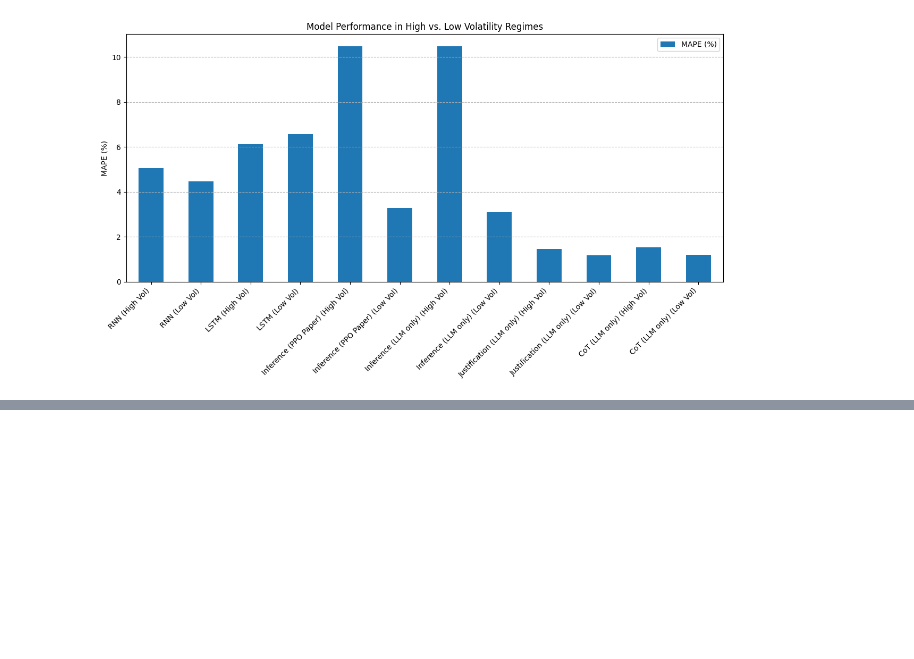
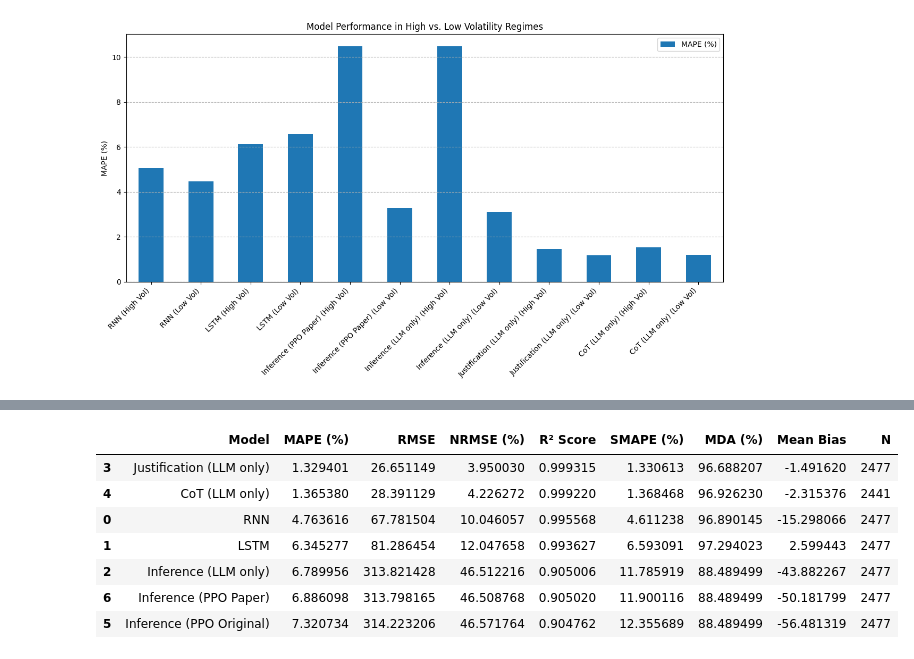
Before and after one commit to ajiayi-debug/StockPPOLLMresearch, a Jupyter notebook: model/llm_results.ipynb, the cells around one changed output, grey strips where cells are left out. Saved outputs shown, nothing was run; the diff lists cells and outputs as text; code cells hidden in the pictures; blank space fills up the shorter version.

```diff
--- a/model/llm_results.ipynb
+++ b/model/llm_results.ipynb
@@ -320,0 +403,91 @@ Segmented Performance by Market Volatility (MAPE %):
+# %%
+# Evaluate all models with comprehensive metrics
+forecasting_results = []
+
+# RNN/LSTM Models
+if 'rnn_lstm_df' in locals() and rnn_lstm_df is not None:
+    rnn_result = evaluate_prediction_quality(
+        rnn_lstm_df['rnn_prediction'].values,
+        rnn_lstm_df['actual_price'].values,
+        'RNN'
+    )
+    if rnn_result:
+        forecasting_results.append(rnn_result)
+
+    lstm_result = evaluate_prediction_quality(
+        rnn_lstm_df['lstm_prediction'].values,
+        rnn_lstm_df['actual_price'].values,
+        'LSTM'
+    )
+    if lstm_result:
+        forecasting_results.append(lstm_result)
+
+# LLM Models - Inference
+if 'inference_raw' in locals() and inference_raw is not None:
+    inference_result = evaluate_prediction_quality(
+        [r.get('predicted_close') for r in inference_raw['llm_results']],
+        inference_raw['actual_prices'],
+        'Inference (LLM only)'
+    )
+    if inference_result:
+        forecasting_results.append(inference_result)
+
+# LLM Models - Justification
+if 'justification_raw' in locals() and justification_raw is not None:
+    justification_result = evaluate_prediction_quality(
+        [r.get('predicted_close') for r in justification_raw['llm_results']],
+        justification_raw['actual_prices'],
+        'Justification (LLM only)'
+    )
+    if justification_result:
+        forecasting_results.append(justification_result)
+
+# LLM Models - CoT
+if 'cot_raw' in locals() and cot_raw is not None:
+    cot_result = evaluate_prediction_quality(
+        [r.get('predicted_close') for r in cot_raw['llm_results']],
+        cot_raw['actual_prices'],
+        'CoT (LLM only)'
+    )
+    if cot_result:
+        forecasting_results.append(cot_result)
+
+# PPO-adjusted Models
+if 'inference_ppo_df' in locals() and inference_ppo_df is not None:
+    inference_ppo_result = evaluate_prediction_quality(
+        inference_ppo_df['ppo_adjusted_prediction'].values,
+        inference_ppo_df['actual_price'].values,
+        'Inference (PPO Original)'
+    )
+    if inference_ppo_result:
+        forecasting_results.append(inference_ppo_result)
+
+if 'paper_ppo_df' in locals() and paper_ppo_df is not None:
+    paper_ppo_result = evaluate_prediction_quality(
+        paper_ppo_df['ppo_adjusted_prediction'].values,
+        paper_ppo_df['actual_price'].values,
+        'Inference (PPO Paper)'
+    )
+    if paper_ppo_result:
+        forecasting_results.append(paper_ppo_result)
+
+# Create comparison DataFrame
+if forecasting_results:
+    forecasting_df = pd.DataFrame(forecasting_results)
+
+    # Sort by MAPE (lower is better)
+    forecasting_df = forecasting_df.sort_values('MAPE (%)', ascending=True)
+
+    display(forecasting_df[['Model', 'MAPE (%)', 'RMSE', 'NRMSE (%)', 'R² Score', 'SMAPE (%)', 'MDA (%)', 'Mean Bias', 'N']])
+    print("=" * 130)
+else:
+    print("Could not compute forecasting metrics. Data not available.")
+# %% [output]
+|  | Model | MAPE (%) | RMSE | NRMSE (%) | R² Score | SMAPE (%) | MDA (%) | Mean Bias | N |
+| 3 | Justification (LLM only) | 1.329401 | 26.651149 | 3.950030 | 0.999315 | 1.330613 | 96.688207 | -1.491620 | 2477 |
+| 4 | CoT (LLM only) | 1.365380 | 28.391129 | 4.226272 | 0.999220 | 1.368468 | 96.926230 | -2.315376 | 2441 |
+| 0 | RNN | 4.763616 | 67.781504 | 10.046057 | 0.995568 | 4.611238 | 96.890145 | -15.298066 | 2477 |
+| 1 | LSTM | 6.345277 | 81.286454 | 12.047658 | 0.993627 | 6.593091 | 97.294023 | 2.599443 | 2477 |
+| 2 | Inference (LLM only) | 6.789956 | 313.821428 | 46.512216 | 0.905006 | 11.785919 | 88.489499 | -43.882267 | 2477 |
+| 6 | Inference (PPO Paper) | 6.886098 | 313.798165 | 46.508768 | 0.905020 | 11.900116 | 88.489499 | -50.181799 | 2477 |
+| 5 | Inference (PPO Original) | 7.320734 | 314.223206 | 46.571764 | 0.904762 | 12.355689 | 88.489499 | -56.481319 | 2477 |
```
Also changed, not shown: parts of 5 cells of this notebook, 1 other file.
